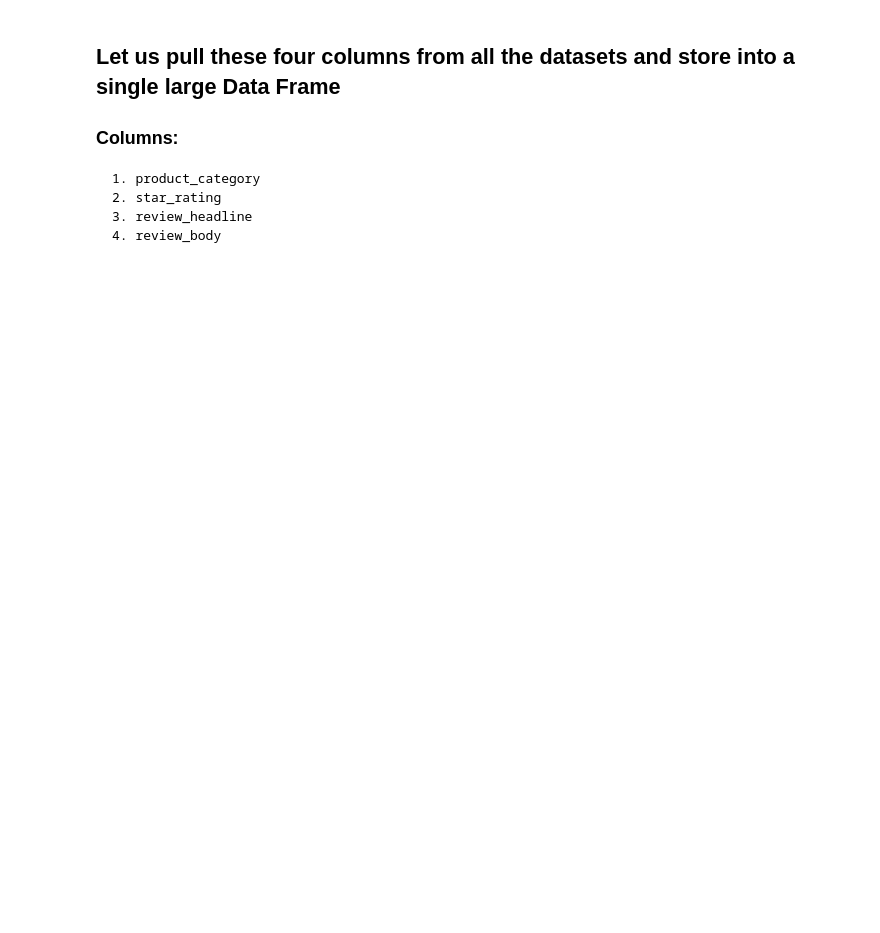
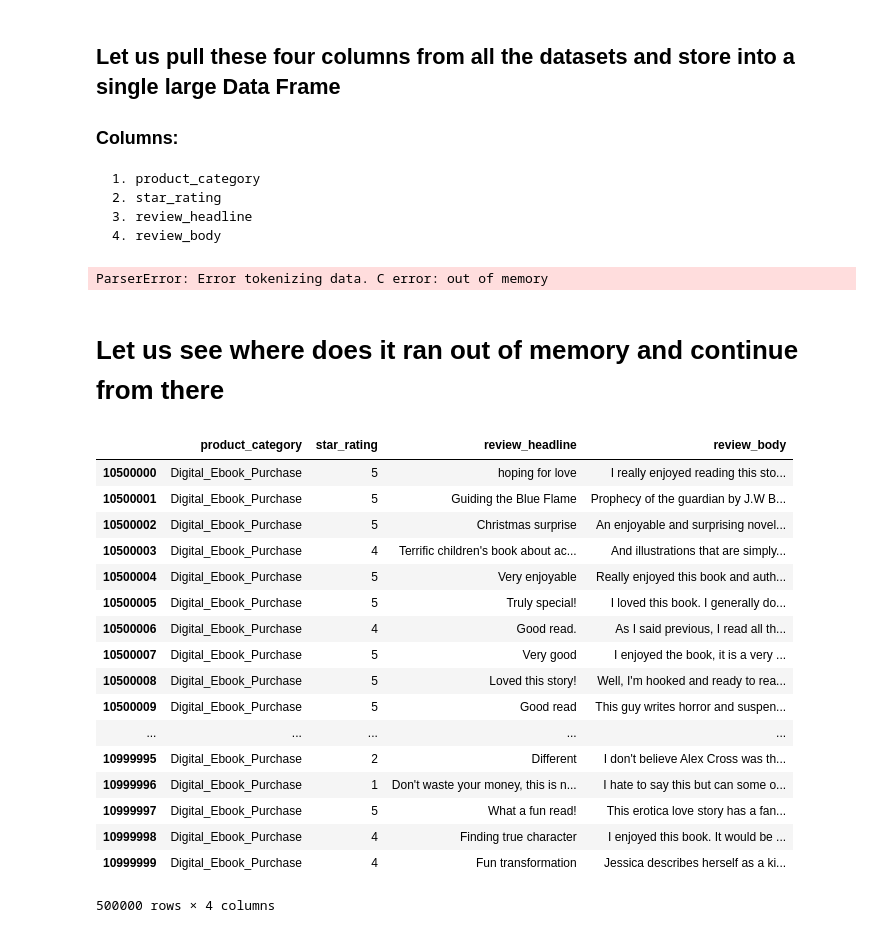
Before and after one commit to Rakesh-Chowdary/Springboard-Capstone, a Jupyter notebook: Data Wrangling.ipynb, the cells around one changed output. Drawn from its saved outputs; the diff is of its cells as text; code cells hidden in the pictures; blank space fills up the shorter version.

```diff
--- a/Data Wrangling.ipynb
+++ b/Data Wrangling.ipynb
@@ -30,0 +48,18 @@ test_df = pd.read_csv("Reviews Data/"+list_files[0],delimiter='\t',encoding='utf
+# %%
+%%capture
+time_stamp_begin = dt.datetime.now()
+df_chunk = pd.read_csv("Reviews Data/"+list_files[41],delimiter='\t',encoding='utf-8',error_bad_lines=False,header=0, chunksize=500000)
+
+chunk_list = []  # append each chunk df here
+
+# Each chunk is in df format
+for chunk in df_chunk:
+    # perform data filtering
+    #chunk_filter = chunk_preprocessing(chunk)
+
+    # Once the data filtering is done, append the chunk to list
+    chunk_list.append(chunk[['product_category','star_rating','review_headline','review_body']])
+
+# concat the list into dataframe
+df_concat = pd.concat(chunk_list)
+diff_time_1 = dt.datetime.now() - time_stamp_begin
@@ -71,12 +88,47 @@ main_DataFrame = pd.DataFrame([])
 # %%
-%%capture
+%%capture capt
+chunk_list = []  # append each chunk df here
+
 for each_file_name in list_files:
+
     print("Intitating reading data from file: {}".format(each_file_name))
-    main_DataFrame.append((pd.read_csv("Reviews Data/"+str(each_file_name),\
-                                       delimiter='\t',\
-                                       encoding='utf-8',\
-                                       error_bad_lines=False,\
-                                       header=0))\
-                          [['product_category','star_rating','review_headline','review_body']])###
+
+    df_chunk = pd.read_csv("Reviews Data/"+each_file_name,delimiter='\t',encoding='utf-8',error_bad_lines=False,header=0, chunksize=500000)
+
+    # Each chunk is in df format
+    for chunk in df_chunk:
+        # perform data filtering
+        #chunk_filter = chunk_preprocessing(chunk)
+
+        # Once the data filtering is done, append the chunk to list
+        chunk_list.append(chunk[['product_category','star_rating','review_headline','review_body']])
 
     print("completed appending data from file: {}".format(each_file_name))
+
+# concat the list into dataframe
+main_df = pd.concat(chunk_list)
+# %% [output]
+ParserError: Error tokenizing data. C error: out of memory
+# %% [markdown]
+# Let us see where does it ran out of memory and continue from there
+# %%
+chunk_list[-1]
+# %% [output]
+|  | product_category | star_rating | review_headline | review_body |
+| 10500000 | Digital_Ebook_Purchase | 5 | hoping for love | I really enjoyed reading this sto... |
+| 10500001 | Digital_Ebook_Purchase | 5 | Guiding the Blue Flame | Prophecy of the guardian by J.W B... |
+| 10500002 | Digital_Ebook_Purchase | 5 | Christmas surprise | An enjoyable and surprising novel... |
+| 10500003 | Digital_Ebook_Purchase | 4 | Terrific children's book about ac... | And illustrations that are simply... |
+| 10500004 | Digital_Ebook_Purchase | 5 | Very enjoyable | Really enjoyed this book and auth... |
+| 10500005 | Digital_Ebook_Purchase | 5 | Truly special! | I loved this book. I generally do... |
+| 10500006 | Digital_Ebook_Purchase | 4 | Good read. | As I said previous, I read all th... |
+| 10500007 | Digital_Ebook_Purchase | 5 | Very good | I enjoyed the book, it is a very ... |
+| 10500008 | Digital_Ebook_Purchase | 5 | Loved this story! | Well, I'm hooked and ready to rea... |
+| 10500009 | Digital_Ebook_Purchase | 5 | Good read | This guy writes horror and suspen... |
+| ... | ... | ... | ... | ... |
+| 10999995 | Digital_Ebook_Purchase | 2 | Different | I don't believe Alex Cross was th... |
+| 10999996 | Digital_Ebook_Purchase | 1 | Don't waste your money, this is n... | I hate to say this but can some o... |
+| 10999997 | Digital_Ebook_Purchase | 5 | What a fun read! | This erotica love story has a fan... |
+| 10999998 | Digital_Ebook_Purchase | 4 | Finding true character | I enjoyed this book. It would be ... |
+| 10999999 | Digital_Ebook_Purchase | 4 | Fun transformation | Jessica describes herself as a ki... |
+500000 rows × 4 columns
```
Also changed, not shown: parts of 15 cells of this notebook, 2 other files.
